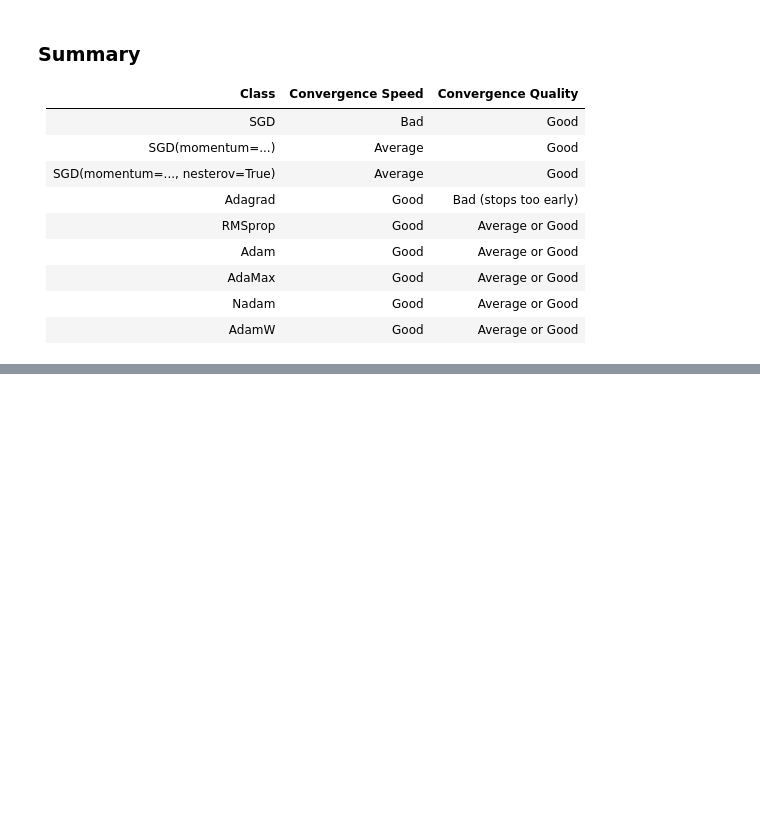
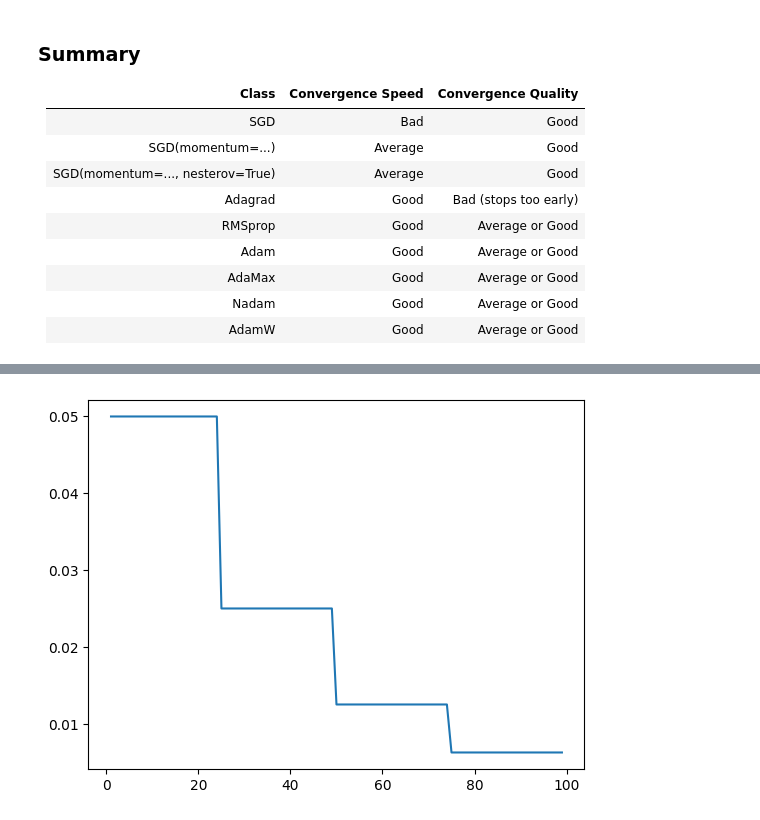
Before and after one commit to hAI-FA001/ML-homl---Learn, a Jupyter notebook: Part II - Neural Networks and Deep Learning/Ch-11.ipynb, the cells around one changed output, grey strips where cells are left out. Saved outputs shown, nothing was run; the diff lists cells and outputs as text; code cells hidden in the pictures; blank space fills up the shorter version.

```diff
--- a/Part II - Neural Networks and Deep Learning/Ch-11.ipynb
+++ b/Part II - Neural Networks and Deep Learning/Ch-11.ipynb
@@ -879,0 +938,8 @@ opt = tf.keras.optimizers.AdamW()
+# %%
+# an example
+# use same LR for every 25 epochs
+# and, after every 25 epochs, divide LR by half
+plt.plot(t, eta_0 / 2**(1 + t // 25))
+plt.show()
+# %% [output]
+[figure, added]
```
Also changed, not shown: parts of 27 cells of this notebook.
